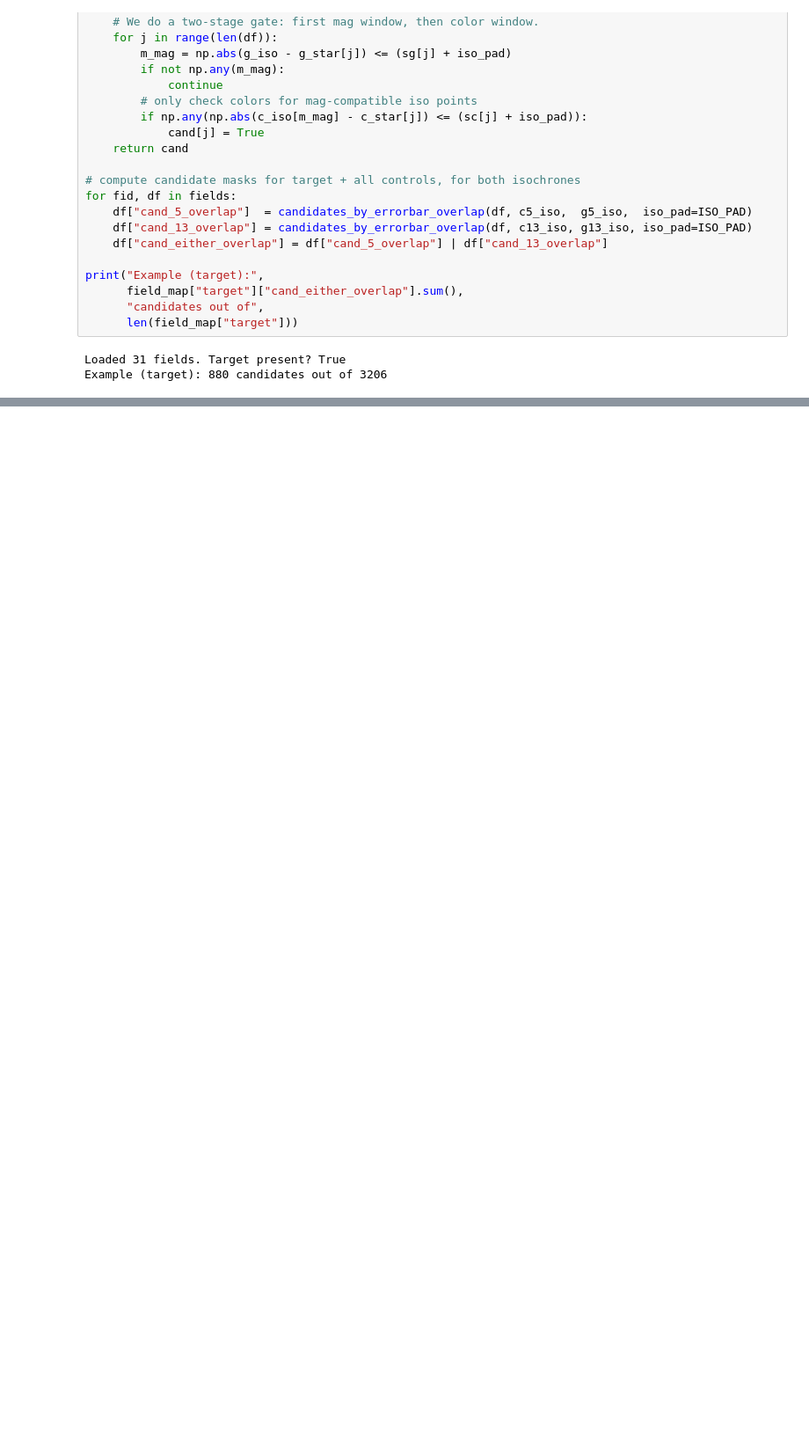
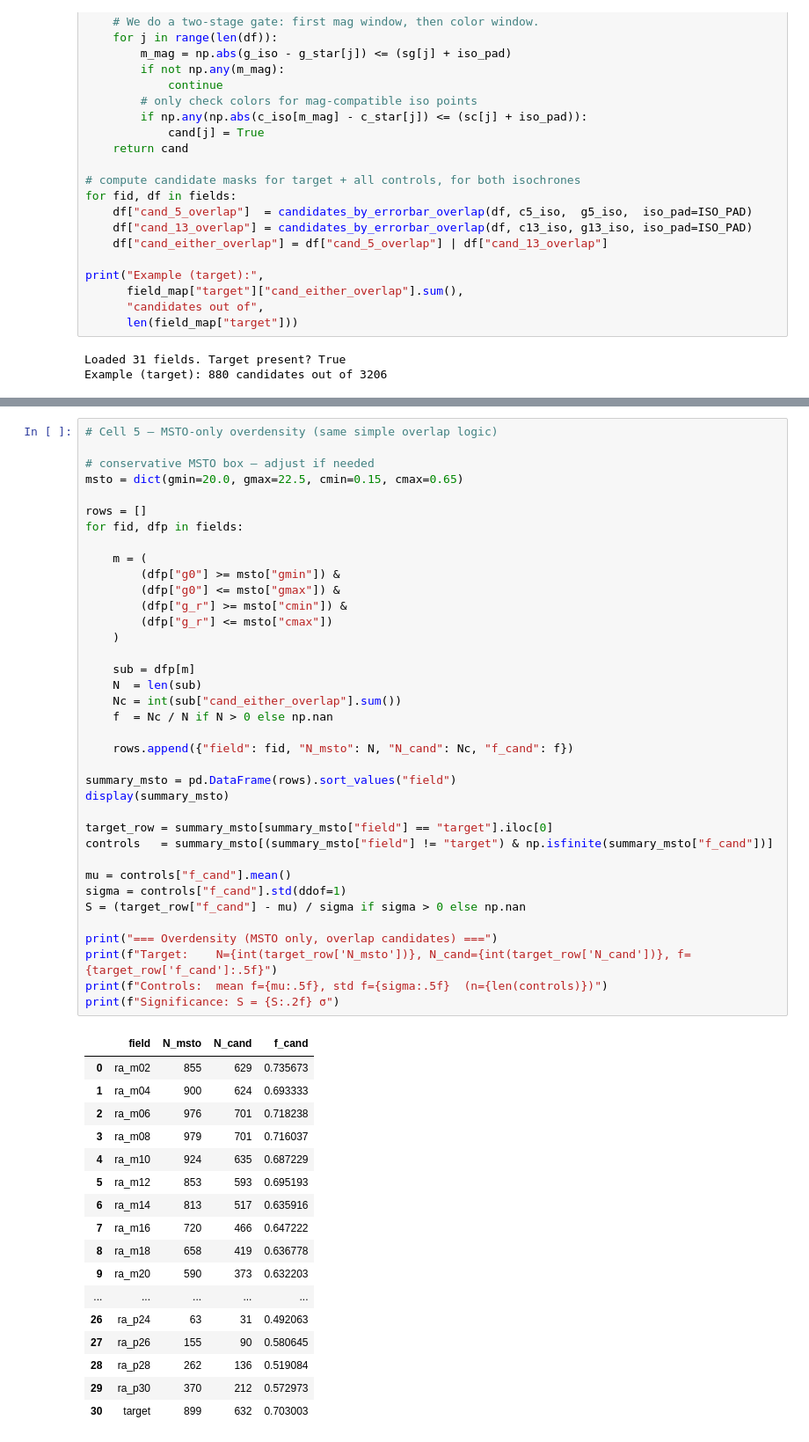
Before and after one commit to zangston/ASTR-5140, a Jupyter notebook: project2/error-bar-overlap.ipynb, the cells around one changed output, grey strips where cells are left out. Shown at 88% size. Cells and saved outputs as stored; diff of their text form; blank space fills up the shorter version.

```diff
--- a/project2/error-bar-overlap.ipynb
+++ b/project2/error-bar-overlap.ipynb
@@ -237,0 +300,55 @@ NameError: name 'random' is not defined
+# %%
+# Cell 5 — MSTO-only overdensity (same simple overlap logic)
+
+# conservative MSTO box — adjust if needed
+msto = dict(gmin=20.0, gmax=22.5, cmin=0.15, cmax=0.65)
+
+rows = []
+for fid, dfp in fields:
+
+    m = (
+        (dfp["g0"] >= msto["gmin"]) &
+        (dfp["g0"] <= msto["gmax"]) &
+        (dfp["g_r"] >= msto["cmin"]) &
+        (dfp["g_r"] <= msto["cmax"])
+    )
+
+    sub = dfp[m]
+    N  = len(sub)
+    Nc = int(sub["cand_either_overlap"].sum())
+    f  = Nc / N if N > 0 else np.nan
+
+    rows.append({"field": fid, "N_msto": N, "N_cand": Nc, "f_cand": f})
+
+summary_msto = pd.DataFrame(rows).sort_values("field")
+display(summary_msto)
+
+target_row = summary_msto[summary_msto["field"] == "target"].iloc[0]
+controls   = summary_msto[(summary_msto["field"] != "target") & np.isfinite(summary_msto["f_cand"])]
+
+mu = controls["f_cand"].mean()
+sigma = controls["f_cand"].std(ddof=1)
+S = (target_row["f_cand"] - mu) / sigma if sigma > 0 else np.nan
+
+print("=== Overdensity (MSTO only, overlap candidates) ===")
+print(f"Target:    N={int(target_row['N_msto'])}, N_cand={int(target_row['N_cand'])}, f={target_row['f_cand']:.5f}")
+print(f"Controls:  mean f={mu:.5f}, std f={sigma:.5f}  (n={len(controls)})")
+print(f"Significance: S = {S:.2f} σ")
+# %% [output]
+|  | field | N_msto | N_cand | f_cand |
+| 0 | ra_m02 | 855 | 629 | 0.735673 |
+| 1 | ra_m04 | 900 | 624 | 0.693333 |
+| 2 | ra_m06 | 976 | 701 | 0.718238 |
+| 3 | ra_m08 | 979 | 701 | 0.716037 |
+| 4 | ra_m10 | 924 | 635 | 0.687229 |
+| 5 | ra_m12 | 853 | 593 | 0.695193 |
+| 6 | ra_m14 | 813 | 517 | 0.635916 |
+| 7 | ra_m16 | 720 | 466 | 0.647222 |
+| 8 | ra_m18 | 658 | 419 | 0.636778 |
+| 9 | ra_m20 | 590 | 373 | 0.632203 |
+| ... | ... | ... | ... | ... |
+| 26 | ra_p24 | 63 | 31 | 0.492063 |
+| 27 | ra_p26 | 155 | 90 | 0.580645 |
+| 28 | ra_p28 | 262 | 136 | 0.519084 |
+| 29 | ra_p30 | 370 | 212 | 0.572973 |
+| 30 | target | 899 | 632 | 0.703003 |
```
Also changed, not shown: parts of 4 cells of this notebook.
